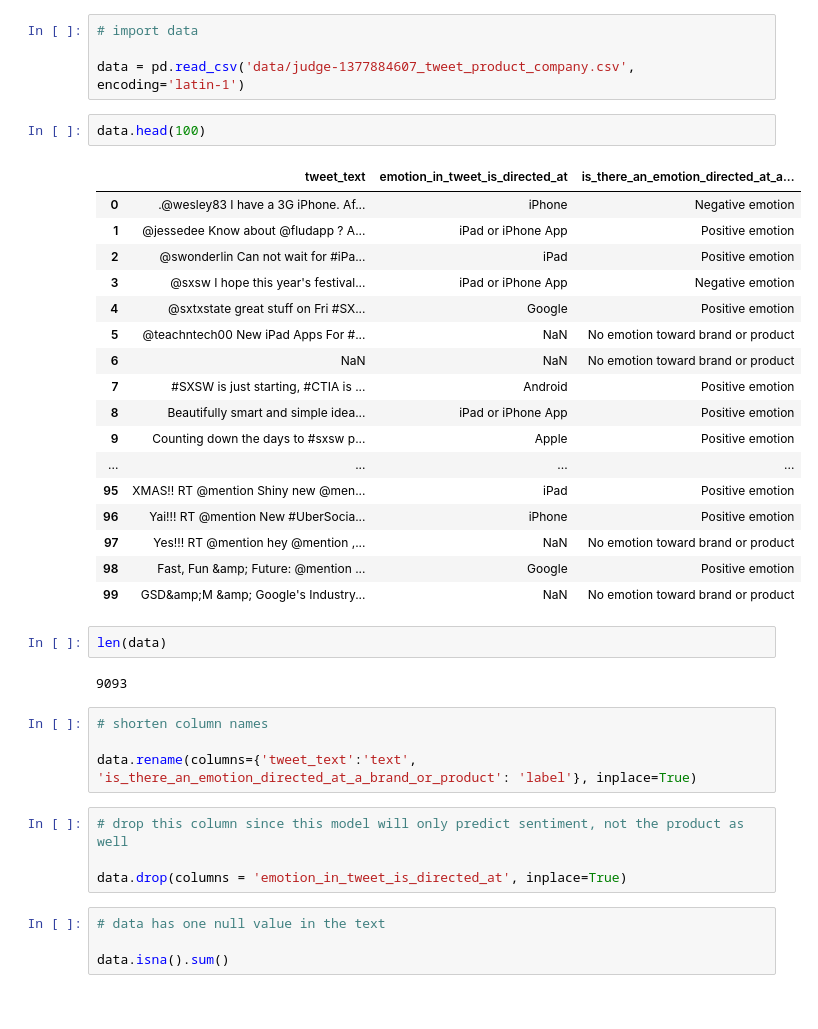
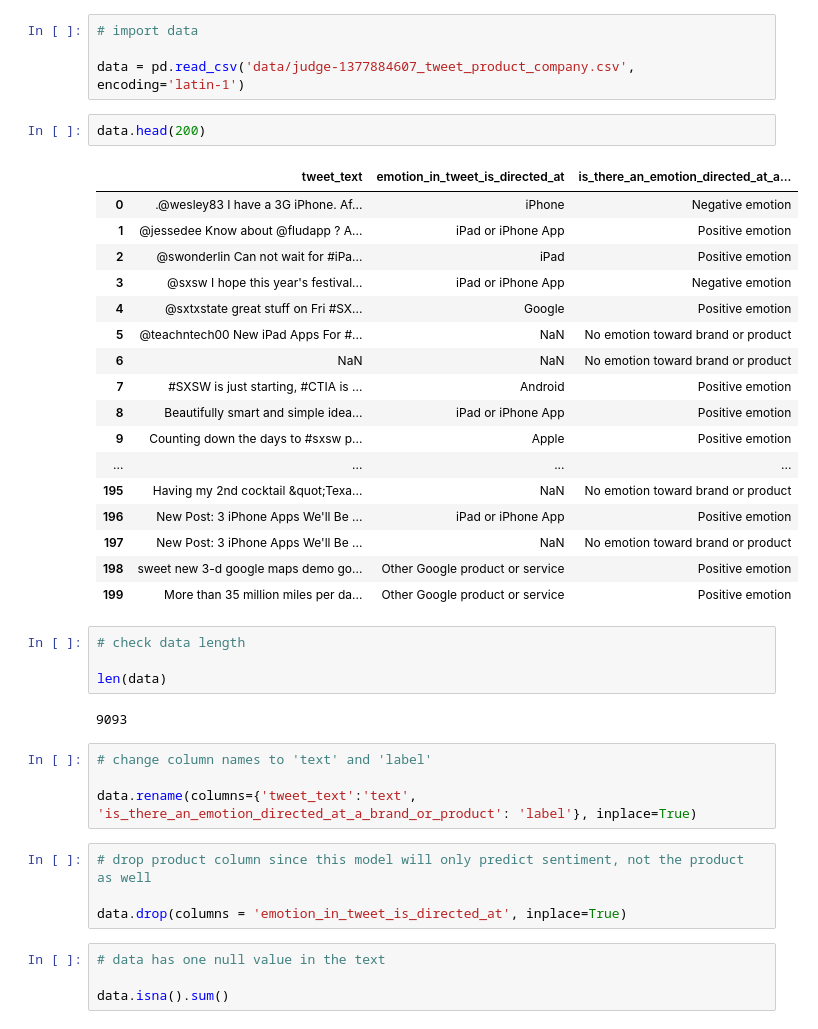
Before and after one commit to lilisbeit/Twitter-Sentiment-Analysis, a Jupyter notebook: negative-tweets-final.ipynb, the cells around one changed output. Cells and saved outputs as stored; diff of their text form.

```diff
--- a/negative-tweets-final.ipynb
+++ b/negative-tweets-final.ipynb
@@ -56,35 +52,37 @@ import utils as ut
 
 data = pd.read_csv('data/judge-1377884607_tweet_product_company.csv', encoding='latin-1')
 # %%
-data.head(100)
+data.head(200)
 # %% [output]
 |  | tweet_text | emotion_in_tweet_is_directed_at | is_there_an_emotion_directed_at_a... |
 | 0 | .@wesley83 I have a 3G iPhone. Af... | iPhone | Negative emotion |
 | 1 | @jessedee Know about @fludapp ? A... | iPad or iPhone App | Positive emotion |
 | 2 | @swonderlin Can not wait for #iPa... | iPad | Positive emotion |
 | 3 | @sxsw I hope this year's festival... | iPad or iPhone App | Negative emotion |
 | 4 | @sxtxstate great stuff on Fri #SX... | Google | Positive emotion |
 | 5 | @teachntech00 New iPad Apps For #... | NaN | No emotion toward brand or product |
 | 6 | NaN | NaN | No emotion toward brand or product |
 | 7 | #SXSW is just starting, #CTIA is ... | Android | Positive emotion |
 | 8 | Beautifully smart and simple idea... | iPad or iPhone App | Positive emotion |
 | 9 | Counting down the days to #sxsw p... | Apple | Positive emotion |
 | ... | ... | ... | ... |
-| 95 | XMAS!! RT @mention Shiny new @men... | iPad | Positive emotion |
-| 96 | Yai!!! RT @mention New #UberSocia... | iPhone | Positive emotion |
-| 97 | Yes!!! RT @mention hey @mention ,... | NaN | No emotion toward brand or product |
-| 98 | Fast, Fun &amp; Future: @mention ... | Google | Positive emotion |
-| 99 | GSD&amp;M &amp; Google's Industry... | NaN | No emotion toward brand or product |
+| 195 | Having my 2nd cocktail &quot;Texa... | NaN | No emotion toward brand or product |
+| 196 | New Post: 3 iPhone Apps We'll Be ... | iPad or iPhone App | Positive emotion |
+| 197 | New Post: 3 iPhone Apps We'll Be ... | NaN | No emotion toward brand or product |
+| 198 | sweet new 3-d google maps demo go... | Other Google product or service | Positive emotion |
+| 199 | More than 35 million miles per da... | Other Google product or service | Positive emotion |
-# %%
-len(data)
-# %% [output]
-9093
+# %%
+# check data length
+
+len(data)
+# %% [output]
+9093
 # %%
-# shorten column names
+# change column names to 'text' and 'label'
 
 data.rename(columns={'tweet_text':'text', 'is_there_an_emotion_directed_at_a_brand_or_product': 'label'}, inplace=True)
 # %%
-# drop this column since this model will only predict sentiment, not the product as well
+# drop product column since this model will only predict sentiment, not the product as well
 
 data.drop(columns = 'emotion_in_tweet_is_directed_at', inplace=True)
 # %%
```
Also changed, not shown: parts of 75 cells of this notebook, 1 other file.
